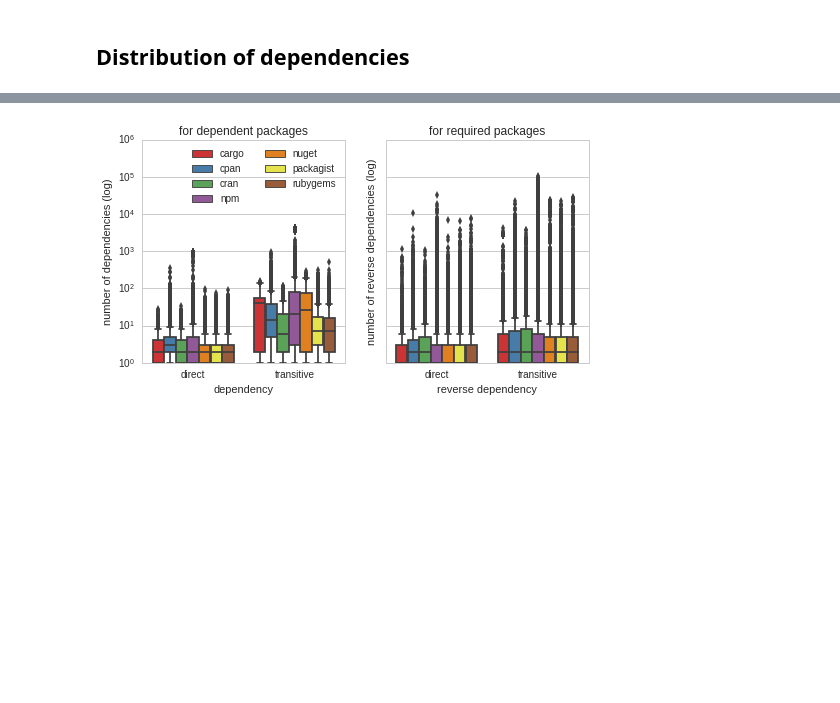
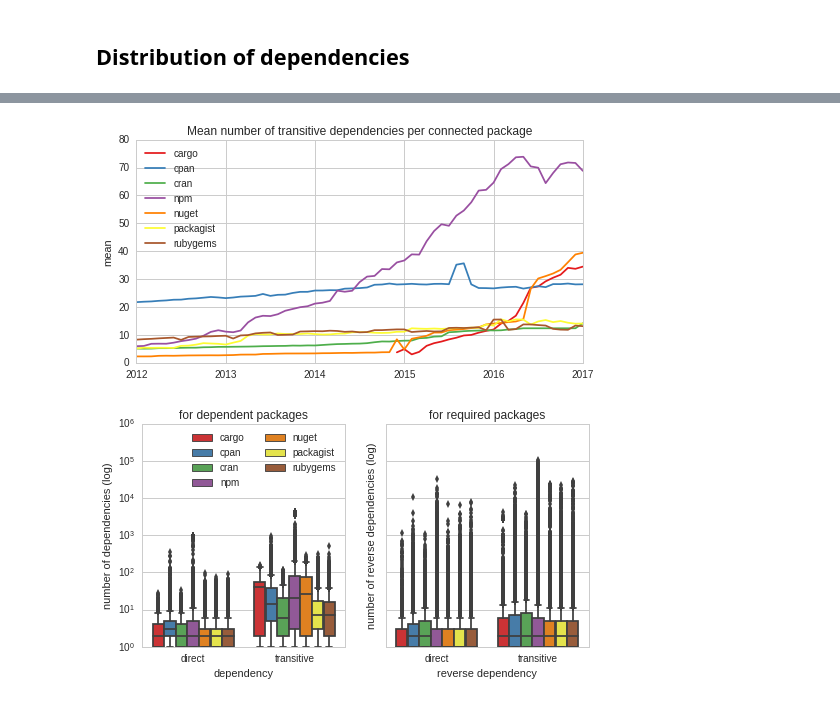
Before and after one commit to AlexandreDecan/ecos-emse, a Jupyter notebook: notebooks/Graphs metrics.ipynb, the cells around one changed output, grey strips where cells are left out. Drawn from its saved outputs; the diff is of its cells as text; code cells hidden in the pictures; blank space fills up the shorter version.

```diff
--- a/notebooks/Graphs metrics.ipynb
+++ b/notebooks/Graphs metrics.ipynb
@@ -247,3 +272,29 @@ https://arxiv.org/pdf/cs/0411096.pdf
+# %%
+figure, ax = matplotlib.pyplot.subplots()
+figure.set_size_inches(FIG_SIZE)
+
+df = pandas.DataFrame(index=DATE_RANGE, columns=ECOSYSTEMS)
+
+for ecosystem, dates in graphs.items():
+    for date, graph in dates.items():
+        if graph.vcount() == 0:
+            continue
+        connected = graph.vs.select(**{'out_gt': 0})
+        transitive = sum(connected['tr-out'])
+
+        df.loc[date, ecosystem] = transitive / len(connected)
+
+df.plot(ax=ax)
+
+ax.set(
+    title='Mean number of transitive dependencies per connected package',
+    ylabel='mean',
+)
+
+#ax.legend(ncol=len(ECOSYSTEMS) // 2)
+savefig(figure, 'graph_mean_transitive_per_connected')
+# %% [output]
+[figure, added]
 # %%
 data = []
 date = DATE_RANGE[-1]
```
Also changed, not shown: parts of 1 cell of this notebook, 5 other files.
